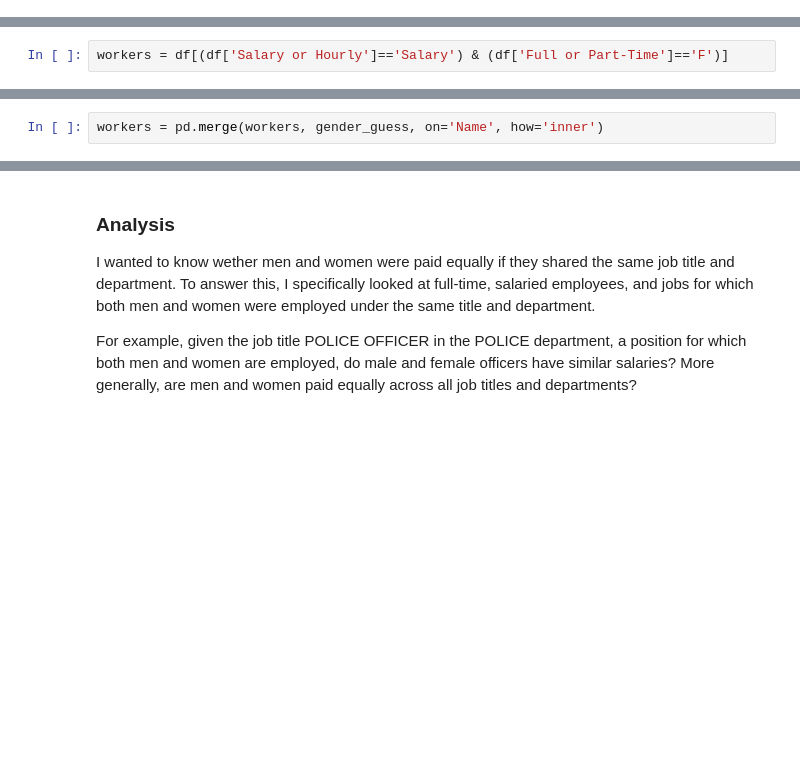
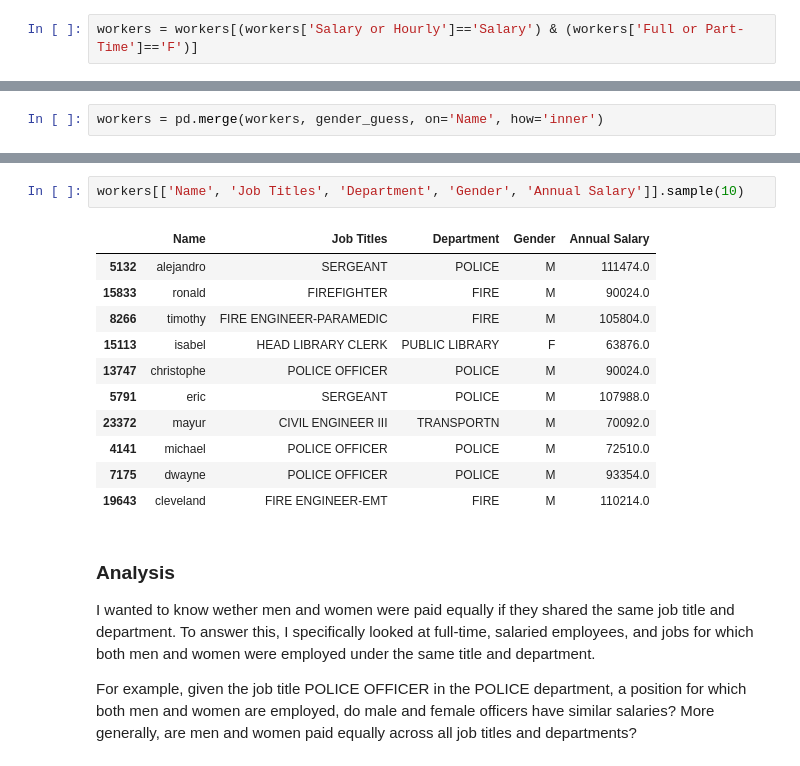
Before and after one commit to hobgreenson/chicago_employees, a Jupyter notebook: ChicagoEmployeeGenderSalary.ipynb, the cells around one changed output, grey strips where cells are left out. Saved outputs shown, nothing was run; the diff lists cells and outputs as text; blank space fills up the shorter version.

Commit message:
max salary

```diff
--- a/ChicagoEmployeeGenderSalary.ipynb
+++ b/ChicagoEmployeeGenderSalary.ipynb
@@ -35,3 +24,5 @@ df.head(10)
+# %%
+workers = workers[(workers['Salary or Hourly']=='Salary') & (workers['Full or Part-Time']=='F')]
 # %% [markdown]
 To make grouping and matching first names easier, I extracted the first name from each
 employee record and lower-cased it:
@@ -42,2 +30,0 @@ To simplify the analysis, I restricted my attention to full-time employees with
-# %%
-workers = df[(df['Salary or Hourly']=='Salary') & (df['Full or Part-Time']=='F')]
@@ -119,3 +117,17 @@ workers.head(10)
+# %%
+workers[['Name', 'Job Titles', 'Department', 'Gender', 'Annual Salary']].sample(10)
+# %% [output]
+|  | Name | Job Titles | Department | Gender | Annual Salary |
+| 5132 | alejandro | SERGEANT | POLICE | M | 111474.0 |
+| 15833 | ronald | FIREFIGHTER | FIRE | M | 90024.0 |
+| 8266 | timothy | FIRE ENGINEER-PARAMEDIC | FIRE | M | 105804.0 |
+| 15113 | isabel | HEAD LIBRARY CLERK | PUBLIC LIBRARY | F | 63876.0 |
+| 13747 | christophe | POLICE OFFICER | POLICE | M | 90024.0 |
+| 5791 | eric | SERGEANT | POLICE | M | 107988.0 |
+| 23372 | mayur | CIVIL ENGINEER III | TRANSPORTN | M | 70092.0 |
+| 4141 | michael | POLICE OFFICER | POLICE | M | 72510.0 |
+| 7175 | dwayne | POLICE OFFICER | POLICE | M | 93354.0 |
+| 19643 | cleveland | FIRE ENGINEER-EMT | FIRE | M | 110214.0 |
 # %% [markdown]
 ### Analysis
 
```
Also changed, not shown: parts of 32 cells of this notebook.
